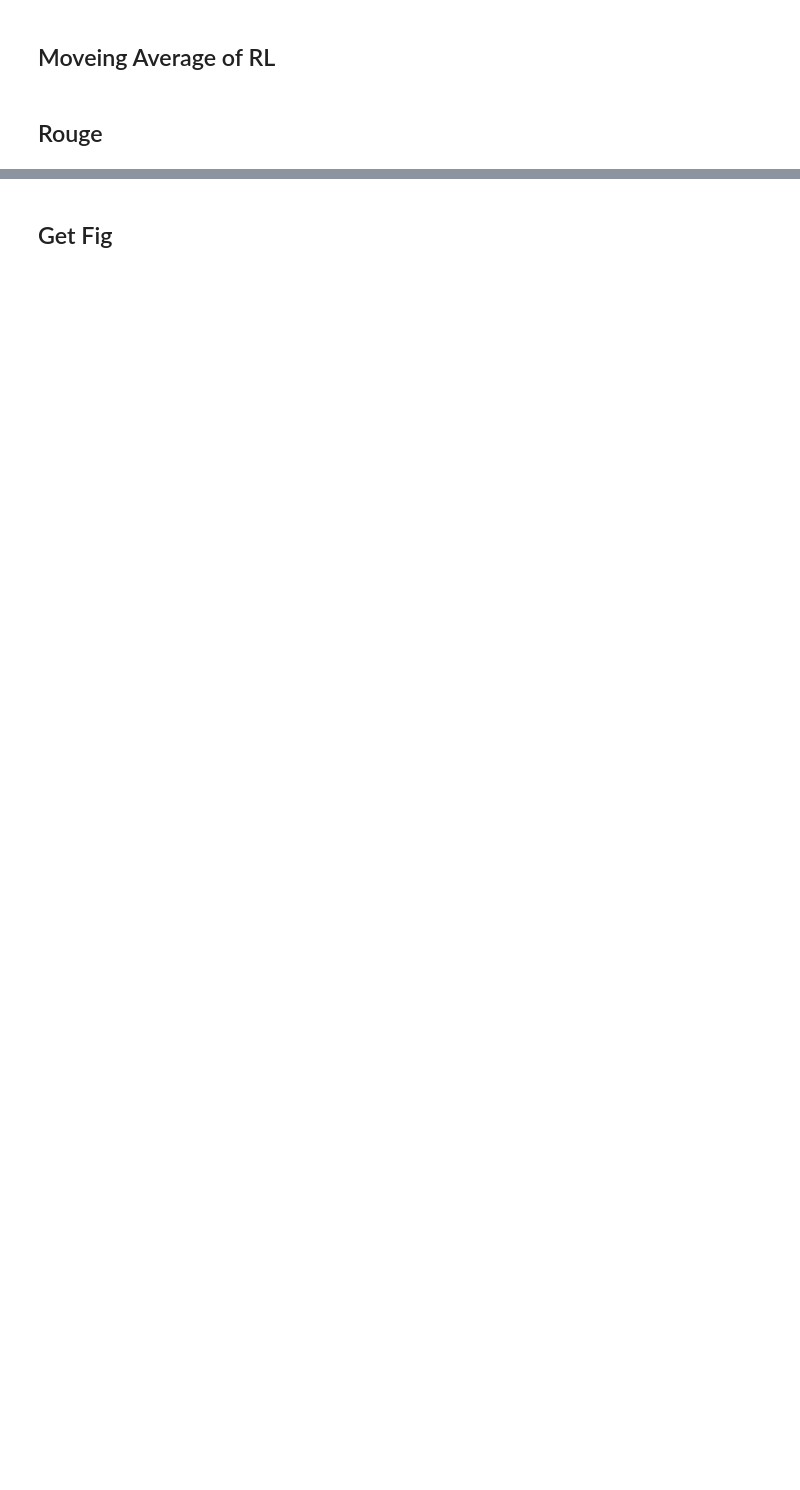
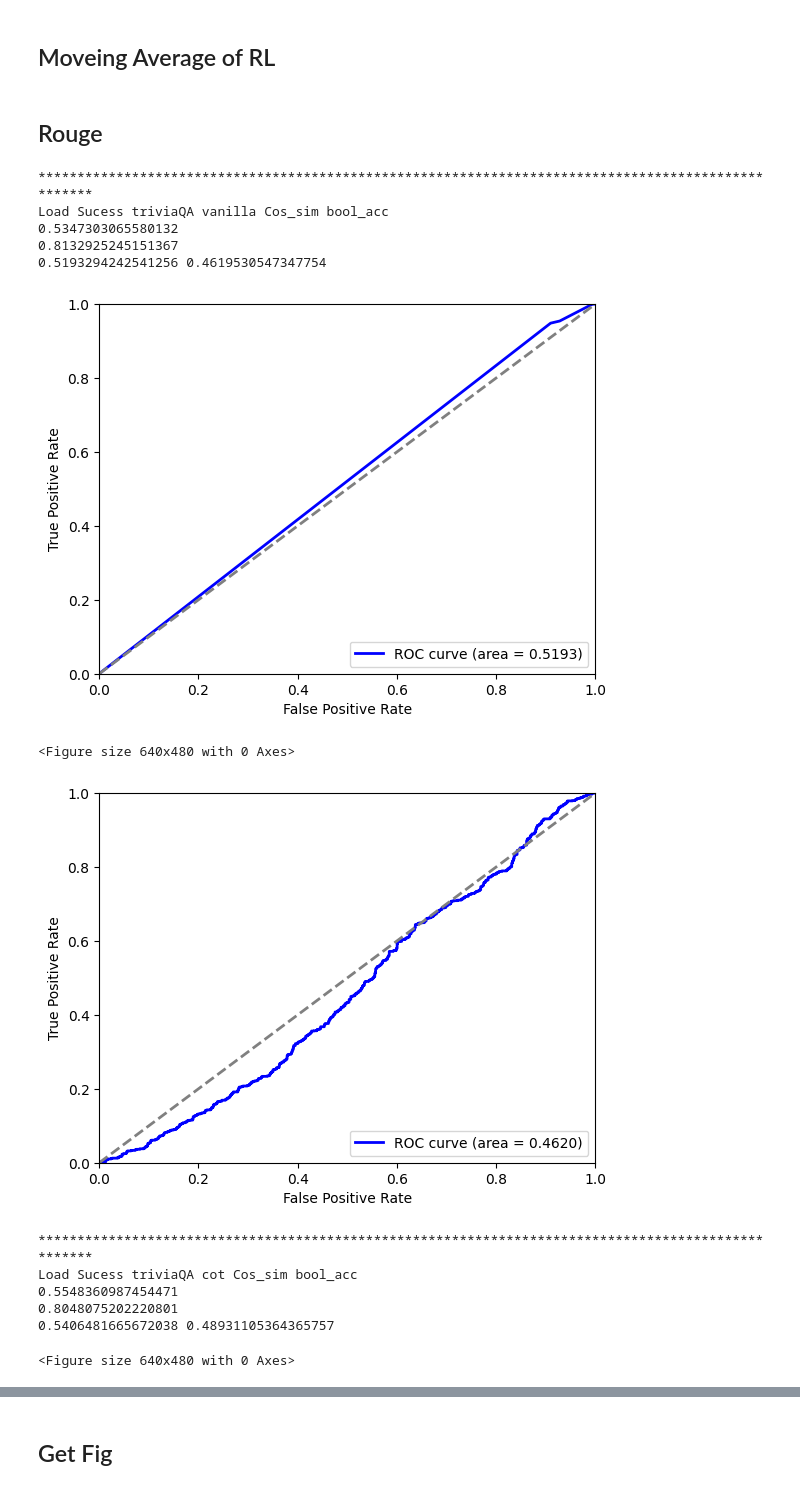
Before and after one commit to Qmaoboy/Confidence-is-all-you-need, a Jupyter notebook: pre_experiment.ipynb, the cells around one changed output, grey strips where cells are left out. Saved outputs shown, nothing was run; the diff lists cells and outputs as text; code cells hidden in the pictures; blank space fills up the shorter version.

```diff
--- a/pre_experiment.ipynb
+++ b/pre_experiment.ipynb
@@ -219,3 +200,71 @@ print(scores)
 # %%
 from transformers import AutoModel
 model = AutoModel.from_pretrained("microsoft/deberta-large")
+# %%
+from sklearn.metrics import roc_curve, auc,roc_auc_score
+import matplotlib.pyplot as plt
+def Getfig(fpr,tpr,auc):
+    plt.figure()
+    plt.plot(fpr, tpr, color='blue', lw=2, label=f'ROC curve (area = {auc:.4f})')
+    plt.plot([0, 1], [0, 1], color='grey', lw=2, linestyle='--')
+    plt.xlim([0.0, 1.0])
+    plt.ylim([0.0, 1.0])
+    plt.xlabel('False Positive Rate')
+    plt.ylabel('True Positive Rate')
+    # plt.title('Receiver Operating Characteristic')
+    plt.legend(loc="lower right")
+    # plt.savefig(f"picture/{data_name}_roc_curve.png")
+    plt.show()
+    plt.clf()
+
+
+def aur_trail(activate_time,shuffle):
+    isshuffle_str="shuffle" if shuffle else "No_shuffle"
+    datapaht=f"./PACE/response_result/Evaluate_Result_{activate_time}_{isshuffle_str}.json"
+    with open(datapaht,'r') as f:
+        data=json.load(f)
+    simi_models=["Cos_sim"]
+    datasets=["triviaQA"]
+    api_model='gpt-3.5-turbo-0125'
+    acc_model='bool_acc'
+    stretagy=["vanilla",'cot',"multi_step"]
+
+    for sim in simi_models:
+        for dataset in datasets:
+            for dd in data:
+                for k in stretagy:
+                    # conf_list,Final_conf_list,simi_list,acc_list=[],[],[],[]
+                    if dd['dataset']==dataset and dd['sim_model']==sim and dd['Stratagy']==k and dd['acc_model']==acc_model and dd['api_model']==api_model:
+                        print("*"*100)
+                        print(f"Load Sucess {dataset} {k} {sim} {acc_model}")
+                        acc=np.array(dd['Accuracy'])
+                        accurate=np.where(acc < 0.55,0,1)
+                        score1=np.array(dd['Conf'])
+                        score2=np.array(dd['Pace_Conf'])
+                        fpr1, tpr1, thresholds1 = roc_curve(accurate, score1)
+                        fpr2, tpr2, thresholds2 = roc_curve(accurate, score2)
+                        auc1=auc(fpr1, tpr1)
+                        auc2=auc(fpr2, tpr2)
+                        print(np.mean(accurate))
+                        print(np.mean(score2))
+                        # print(score2)
+                        print(auc1,auc2)
+                        Getfig(fpr1,tpr1,auc1)
+                        Getfig(fpr2,tpr2,auc2)
+
+aur_trail(activate_time="20240601",shuffle=False)
+# %% [output]
+****************************************************************************************************
+Load Sucess triviaQA vanilla Cos_sim bool_acc
+0.5347303065580132
+0.8132925245151367
+0.5193294242541256 0.4619530547347754
+[figure, added]
+<Figure size 640x480 with 0 Axes>
+[figure, added]
+****************************************************************************************************
+Load Sucess triviaQA cot Cos_sim bool_acc
+0.5548360987454471
+0.8048075202220801
+0.5406481665672038 0.48931105364365757
+<Figure size 640x480 with 0 Axes>
```
Also changed, not shown: parts of 7 cells of this notebook, 18 other files.
